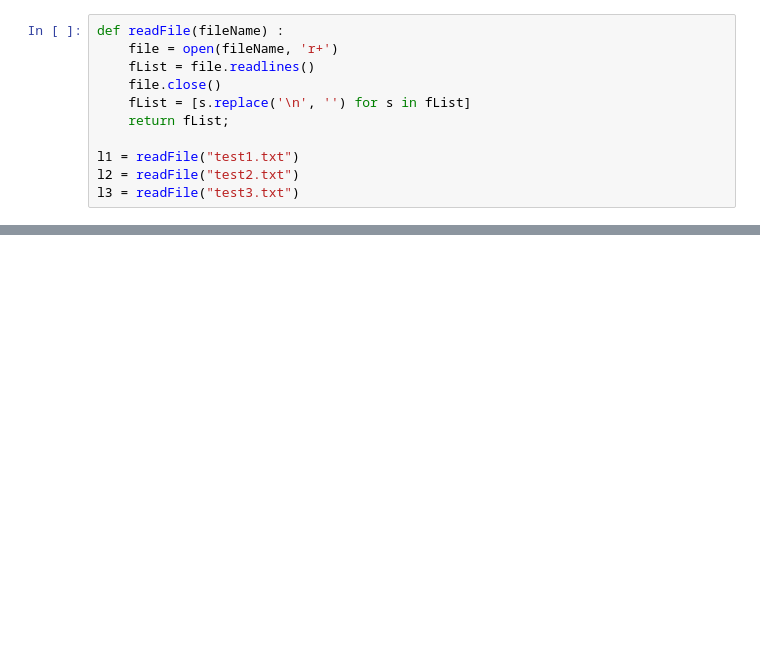
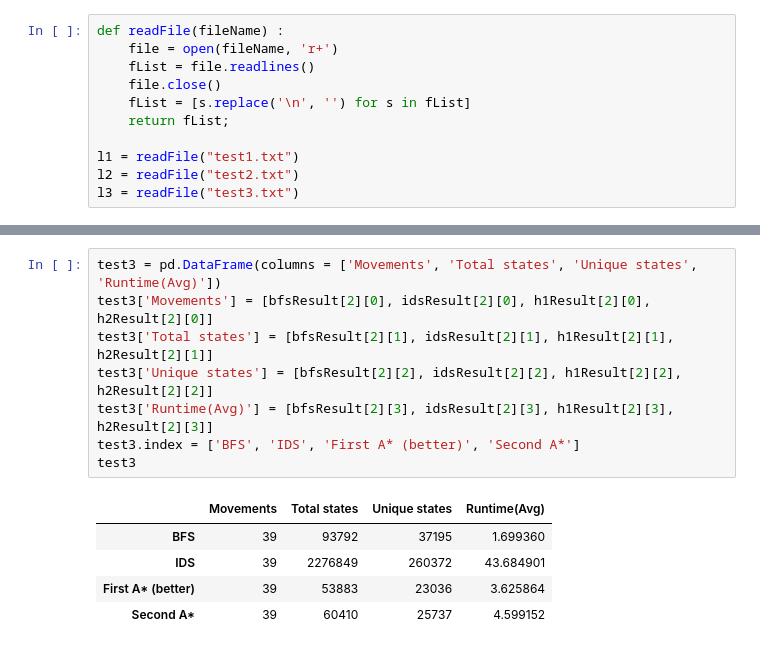
Before and after one commit to tahaShm/ai-search, a Jupyter notebook: ca1.ipynb, the cells around one changed output, grey strips where cells are left out. Drawn from its saved outputs; the diff is of its cells as text; blank space fills up the shorter version.

```diff
--- a/ca1.ipynb
+++ b/ca1.ipynb
@@ -89,0 +852,14 @@ ambulance y:  3
+# %%
+test3 = pd.DataFrame(columns = ['Movements', 'Total states', 'Unique states', 'Runtime(Avg)'])
+test3['Movements'] = [bfsResult[2][0], idsResult[2][0], h1Result[2][0], h2Result[2][0]]
+test3['Total states'] = [bfsResult[2][1], idsResult[2][1], h1Result[2][1], h2Result[2][1]]
+test3['Unique states'] = [bfsResult[2][2], idsResult[2][2], h1Result[2][2], h2Result[2][2]]
+test3['Runtime(Avg)'] = [bfsResult[2][3], idsResult[2][3], h1Result[2][3], h2Result[2][3]]
+test3.index = ['BFS', 'IDS', 'First A* (better)', 'Second A*']
+test3
+# %% [output]
+|  | Movements | Total states | Unique states | Runtime(Avg) |
+| BFS | 39 | 93792 | 37195 | 1.699360 |
+| IDS | 39 | 2276849 | 260372 | 43.684901 |
+| First A* (better) | 39 | 53883 | 23036 | 3.625864 |
+| Second A* | 39 | 60410 | 25737 | 4.599152 |
```
Also changed, not shown: parts of 35 cells of this notebook, 6 other files.
